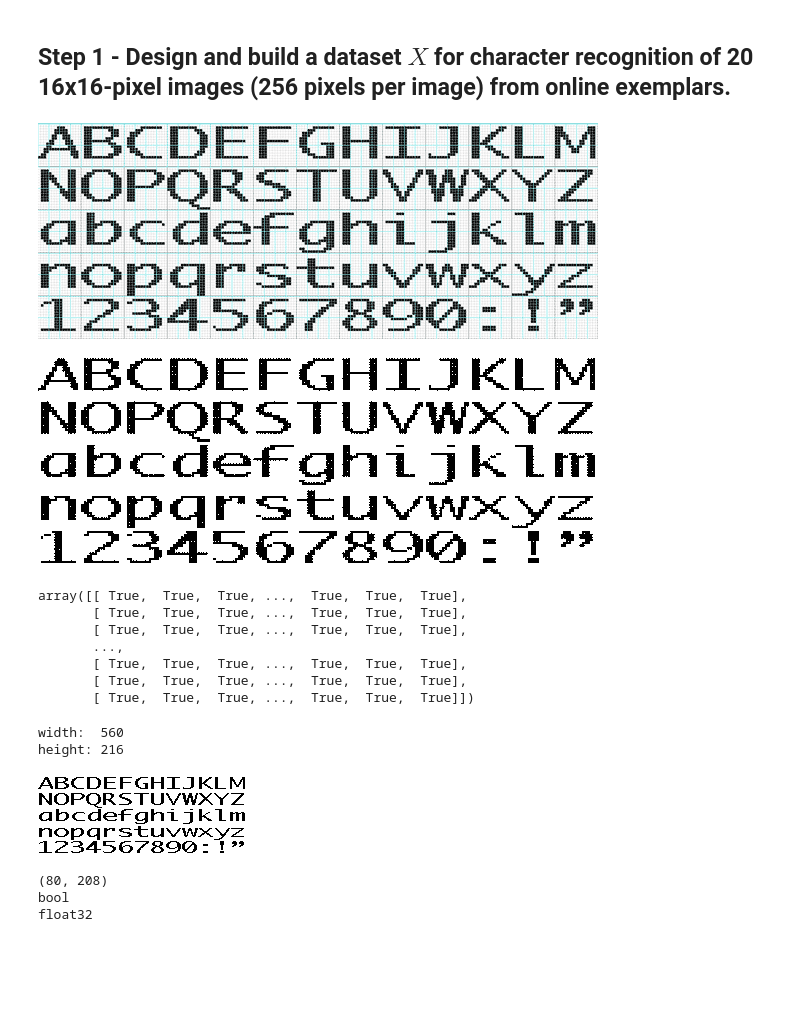
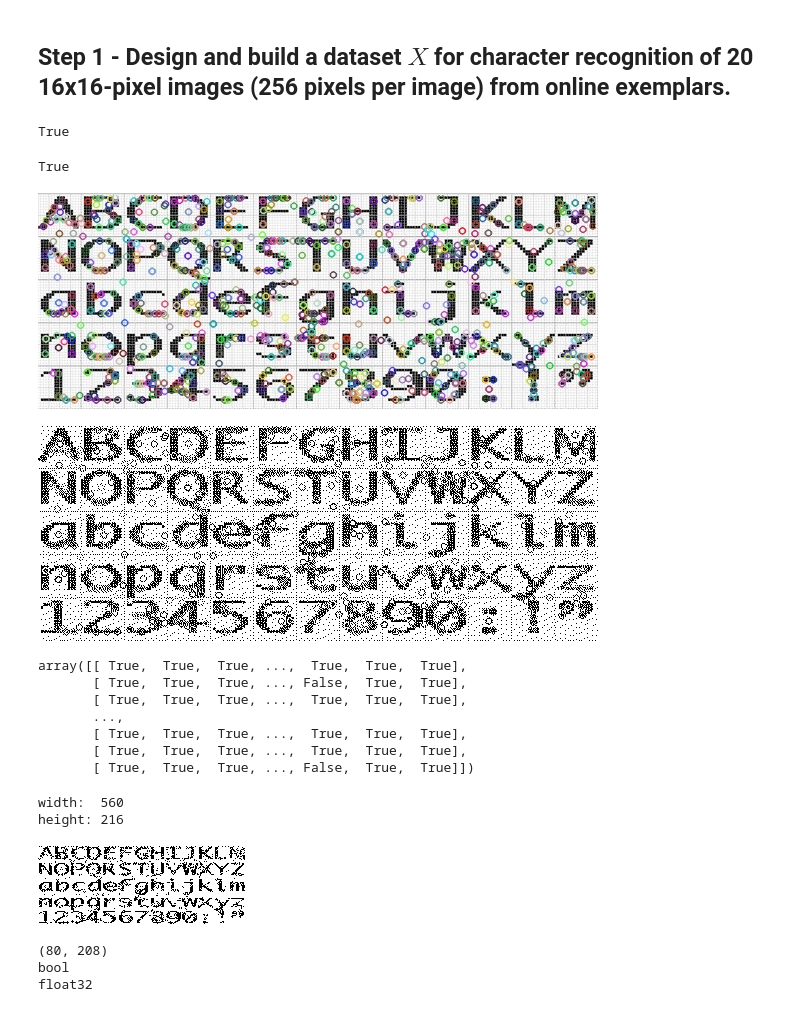
Before and after one commit to BazingaOo/CAP6615, a Jupyter notebook: HW2/CAP6615_Programming_Assignment#2.ipynb, the cells around one changed output. Cells and saved outputs as stored; diff of their text form; code cells hidden in the pictures; blank space fills up the shorter version.

Commit message:
Finish SIFT and data Selection

```diff
--- a/HW2/CAP6615_Programming_Assignment#2.ipynb
+++ b/HW2/CAP6615_Programming_Assignment#2.ipynb
@@ -6,26 +12,42 @@ from matplotlib import pyplot as plt
 # %% [markdown]
 ## Step 1 - Design and build a dataset $X$ for character recognition of 20 16x16-pixel images (256 pixels per image) from online exemplars.
+# %%
+#Convert it to SIFT
+gif = cv2.VideoCapture('alphabet.gif')
+ret, frame = gif.read()
+cv2.imwrite('alphabet.jpeg', frame)
+# %% [output]
+True
+# %%
+img = cv2.imread('alphabet.jpeg')
+gray=cv2.cvtColor(img,cv2.COLOR_BGR2GRAY)
+sift = cv2.xfeatures2d.SIFT_create()
+kp = sift.detect(gray,None)
+img =cv2.drawKeypoints(gray,kp,img)
+cv2.imwrite('sift_keypoints.jpg',img)
+# %% [output]
+True
 # %%
-im = Image.open('alphabet.gif')
+im = Image.open('sift_keypoints.jpg')
 im
 # %% [output]
-[figure, old version]
+[figure, new version]
 # %%
 # convert image to black and white
 im = im.convert('1')
 im
 # %% [output]
-[figure, old version]
+[figure, new version]
 # %%
 np.array(im)
 # %% [output]
 array([[ True,  True,  True, ...,  True,  True,  True],
-       [ True,  True,  True, ...,  True,  True,  True],
+       [ True,  True,  True, ..., False,  True,  True],
        [ True,  True,  True, ...,  True,  True,  True],
        ...,
        [ True,  True,  True, ...,  True,  True,  True],
        [ True,  True,  True, ...,  True,  True,  True],
-       [ True,  True,  True, ...,  True,  True,  True]])
+       [ True,  True,  True, ..., False,  True,  True]])
 # %%
 w, h = im.size
 print('width: ', w)
@@ -45,7 +67,7 @@ im_resize = im.resize((m*image_width, n*image_height))
 # %%
 im_resize
 # %% [output]
-[figure, old version]
+[figure, new version]
 # %%
 pix = np.array(im_resize)
 nrow, ncol = pix.shape
```
Also changed, not shown: parts of 6 cells of this notebook, 1 other file.
